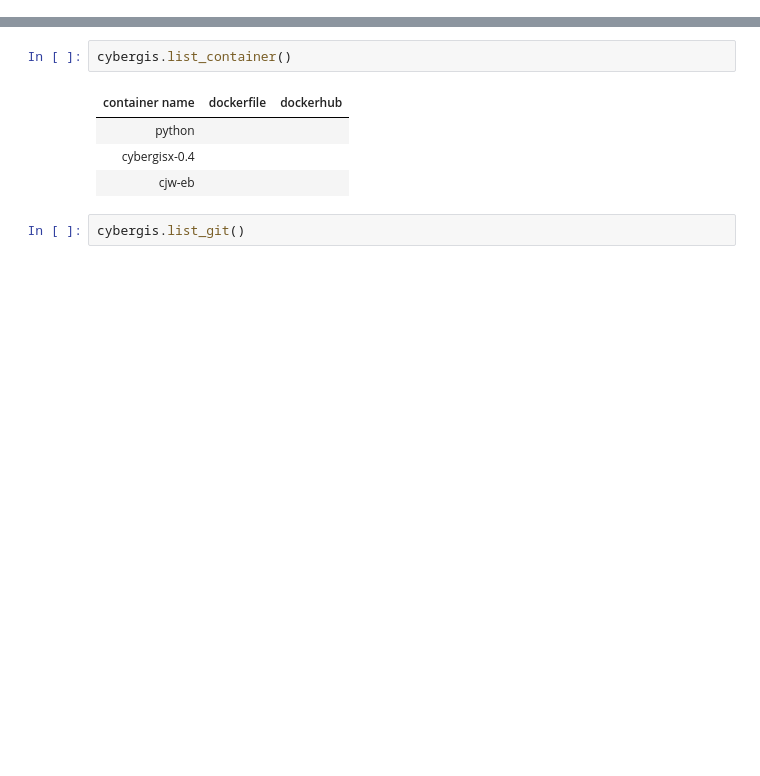
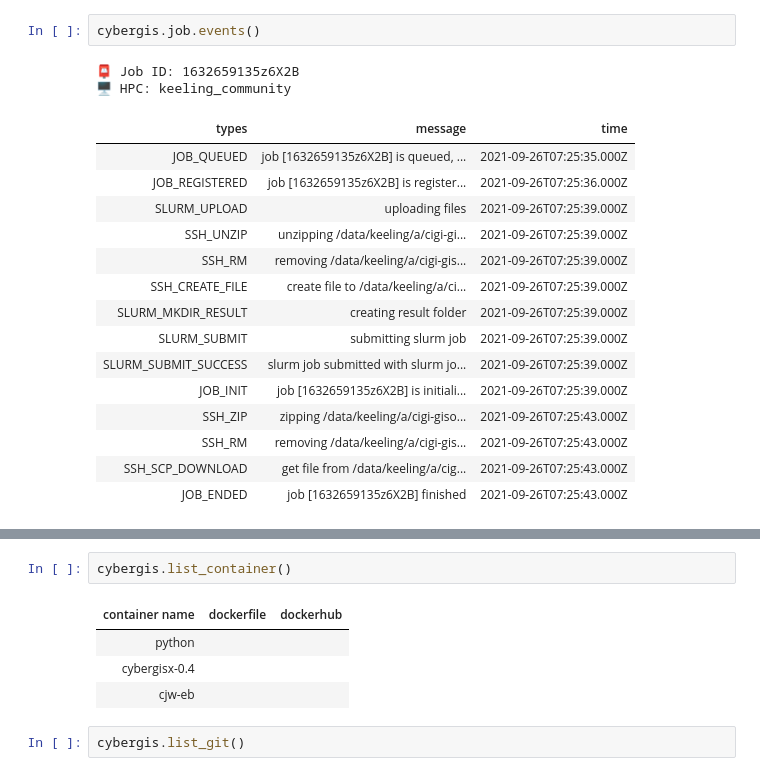
Before and after one commit to cybergis/cybergis-compute-python-sdk, a Jupyter notebook: hello_world.ipynb, the cells around one changed output, grey strips where cells are left out. Saved outputs shown, nothing was run; the diff lists cells and outputs as text; blank space fills up the shorter version.

```diff
--- a/hello_world.ipynb
+++ b/hello_world.ipynb
@@ -33,3 +60,23 @@ cybergis = CyberGISCompute(url="cgjobsup-dev.cigi.illinois.edu", port=3030, prot
+# %%
+cybergis.job.events()
+# %% [output]
+📮 Job ID: 1632659135z6X2B
+🖥 HPC: keeling_community
+| types | message | time |
+| JOB_QUEUED | job [1632659135z6X2B] is queued, ... | 2021-09-26T07:25:35.000Z |
+| JOB_REGISTERED | job [1632659135z6X2B] is register... | 2021-09-26T07:25:36.000Z |
+| SLURM_UPLOAD | uploading files | 2021-09-26T07:25:39.000Z |
+| SSH_UNZIP | unzipping /data/keeling/a/cigi-gi... | 2021-09-26T07:25:39.000Z |
+| SSH_RM | removing /data/keeling/a/cigi-gis... | 2021-09-26T07:25:39.000Z |
+| SSH_CREATE_FILE | create file to /data/keeling/a/ci... | 2021-09-26T07:25:39.000Z |
+| SLURM_MKDIR_RESULT | creating result folder | 2021-09-26T07:25:39.000Z |
+| SLURM_SUBMIT | submitting slurm job | 2021-09-26T07:25:39.000Z |
+| SLURM_SUBMIT_SUCCESS | slurm job submitted with slurm jo... | 2021-09-26T07:25:39.000Z |
+| JOB_INIT | job [1632659135z6X2B] is initiali... | 2021-09-26T07:25:39.000Z |
+| SSH_ZIP | zipping /data/keeling/a/cigi-giso... | 2021-09-26T07:25:43.000Z |
+| SSH_RM | removing /data/keeling/a/cigi-gis... | 2021-09-26T07:25:43.000Z |
+| SSH_SCP_DOWNLOAD | get file from /data/keeling/a/cig... | 2021-09-26T07:25:43.000Z |
+| JOB_ENDED | job [1632659135z6X2B] finished | 2021-09-26T07:25:43.000Z |
 # %%
 cybergis.list_job()
 # %% [output]
```
Also changed, not shown: parts of 6 cells of this notebook.
